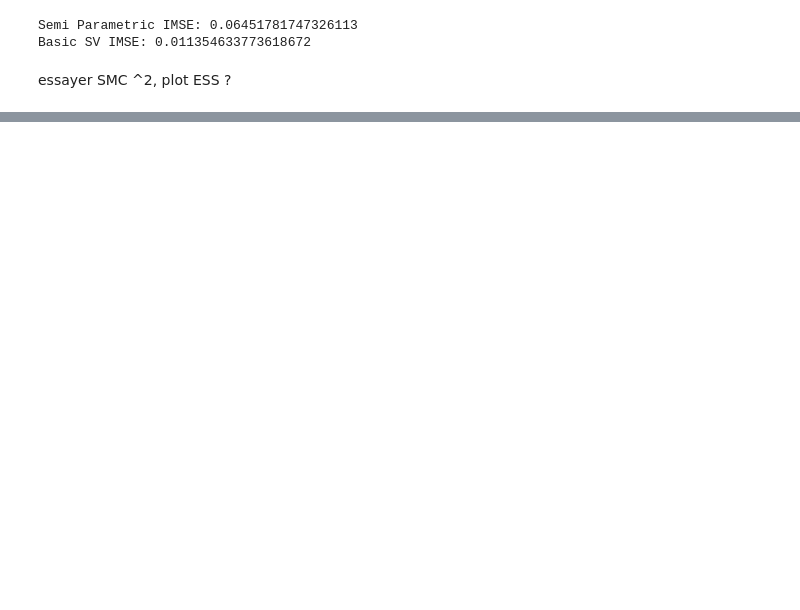
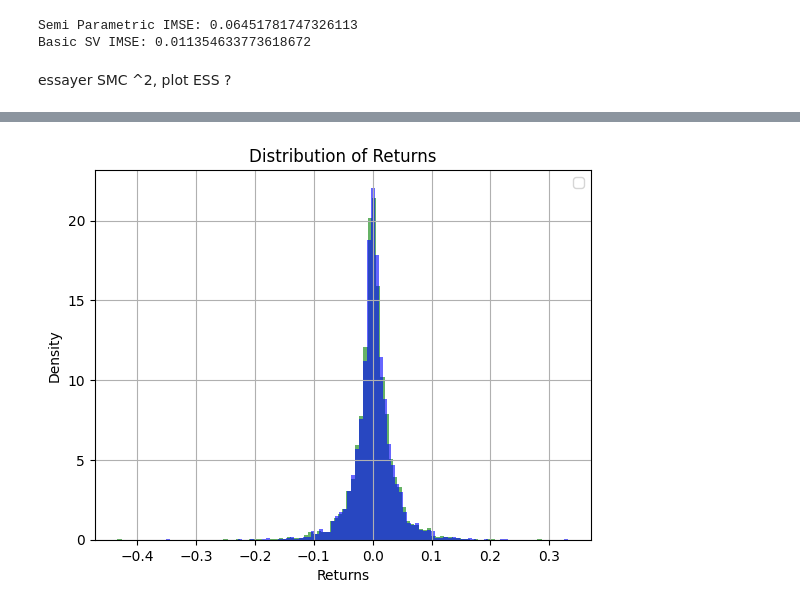
Before and after one commit to aaya62553/stochastic_volatility, a Jupyter notebook: analysis.ipynb, the cells around one changed output, grey strips where cells are left out. Cells and saved outputs as stored; diff of their text form; code cells hidden in the pictures; blank space fills up the shorter version.

```diff
--- a/analysis.ipynb
+++ b/analysis.ipynb
@@ -642,3 +586,13 @@ Semi Parametric IMSE: 0.06451781747326113
 Basic SV IMSE: 0.011354633773618672
 # %% [markdown]
 essayer SMC ^2, plot ESS ?
+# %%
+import pandas as pd
+
+btc = pd.read_csv('btc-usd-max.csv', index_col=False)
+btc = btc.rename(columns={'snapped_at': 'Date', 'price': 'Close'})
+btc['Returns'] = btc['Close'].pct_change()
+btc['Log Returns'] = np.log(btc['Close']).diff()
+btc = btc[btc["Date"]>="2014-01-01"]
+btc = btc.dropna().reset_index()
+btc.head()
@@ -644,0 +606,10 @@ essayer SMC ^2, plot ESS ?
+# %%
+btc['Log Returns'].hist(bins=100, density=True, alpha=0.6, color='g')
+btc['Returns'].hist(bins=100, density=True, alpha=0.6, color='b')
+plt.xlabel('Returns')
+plt.ylabel('Density')
+plt.title('Distribution of Returns')
+plt.legend()
+plt.show()
+# %% [output]
+[figure, added]
```
Also changed, not shown: parts of 20 cells of this notebook, 1 other file.
